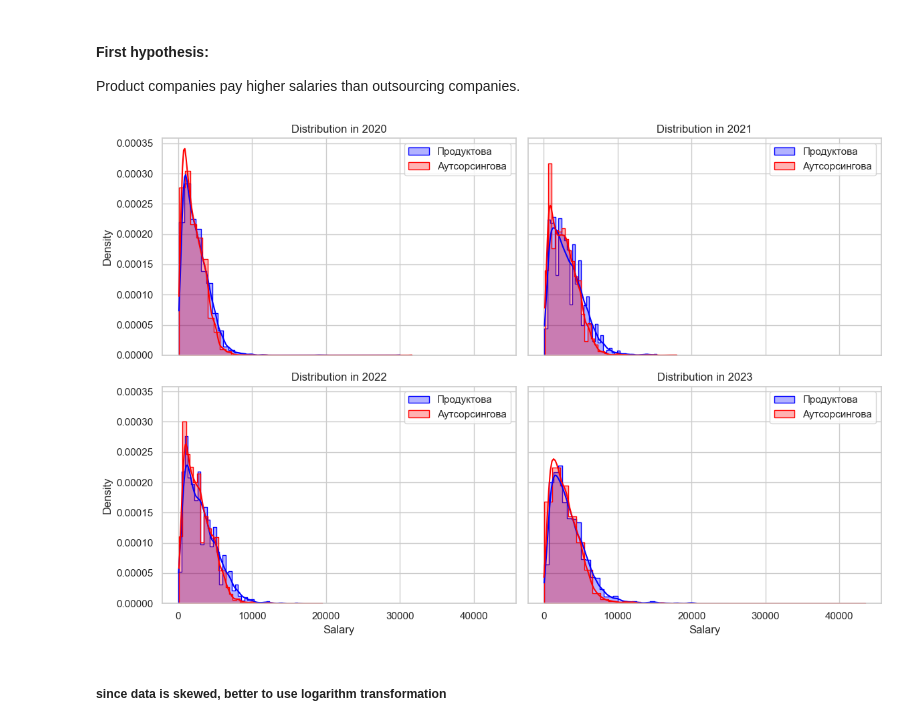
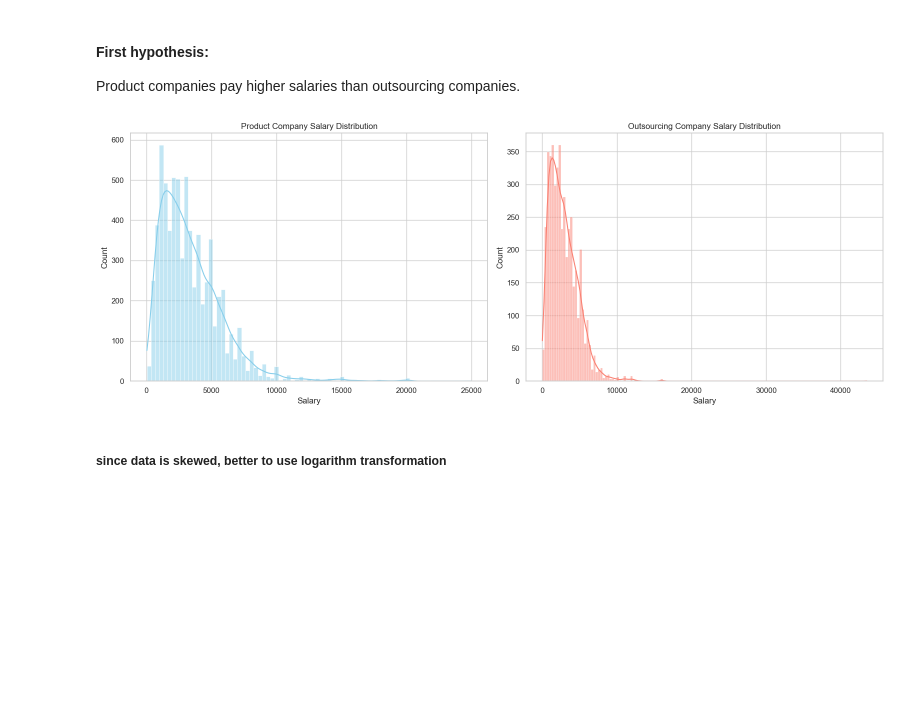
Before and after one commit to Danylo-Ik/Econometrics-Project-IT, a Jupyter notebook: it_salaries.ipynb, the cells around one changed output. Saved outputs shown, nothing was run; the diff lists cells and outputs as text; code cells hidden in the pictures; blank space fills up the shorter version.

```diff
--- a/it_salaries.ipynb
+++ b/it_salaries.ipynb
@@ -226,23 +226,5 @@ filtered_df = data[
     (data['salary'] > 0) &
     data['company_type'].isin(['Продуктова', 'Аутсорсингова'])
 ]
+product_salaries = filtered_df[filtered_df['company_type'] == 'Продуктова']['salary']
+outsourcing_salaries = filtered_df[filtered_df['company_type'] == 'Аутсорсингова']['salary']
-# %%
-sns.set(style="whitegrid")
-fig, axes = plt.subplots(2, 2, figsize=(12, 8), sharex=True, sharey=True)
-axes = axes.flatten()
-years = sorted(filtered_df["year"].unique())
-
-for i, year in enumerate(years):
-    ax = axes[i]
-    for company, color in zip(["Продуктова", "Аутсорсингова"], ["blue", "red"]):
-        data = filtered_df[(filtered_df["year"] == year) & (filtered_df["company_type"] == company)]["salary"]
-        sns.histplot(data, bins=40, kde=True, stat="density", ax=ax, color=color, label=company, element="step", fill=True, alpha=0.3)
-    ax.set_title(f"Distribution in {year}")
-    ax.set_xlabel("Salary")
-    ax.set_ylabel("Density")
-    ax.legend()
-
-plt.tight_layout()
-plt.show()
-# %% [output]
-[figure, removed]
@@ -249,2 +238,20 @@ plt.show()
+# %%
+sns.set(style="whitegrid")
+
+fig, axes = plt.subplots(1, 2, figsize=(16, 6))
+sns.histplot(product_salaries, kde=True, ax=axes[0], color='skyblue')
+axes[0].set_title("Product Company Salary Distribution")
+axes[0].set_xlabel("Salary")
+axes[0].set_ylabel("Count")
+
+sns.histplot(outsourcing_salaries, kde=True, ax=axes[1], color='salmon')
+axes[1].set_title("Outsourcing Company Salary Distribution")
+axes[1].set_xlabel("Salary")
+axes[1].set_ylabel("Count")
+
+plt.tight_layout()
+plt.show()
+# %% [output]
+[figure, added]
 # %% [markdown]
 ##### since data is skewed, better to use logarithm transformation
```
Also changed, not shown: parts of 13 cells of this notebook, 3 other files.
